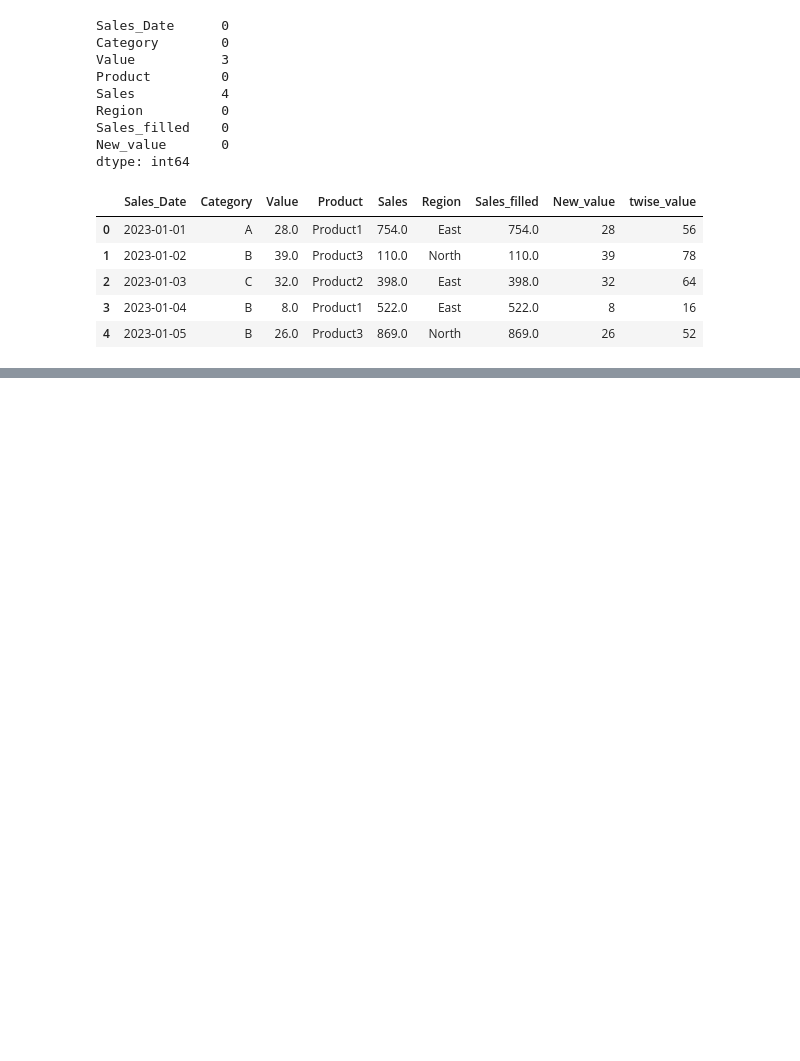
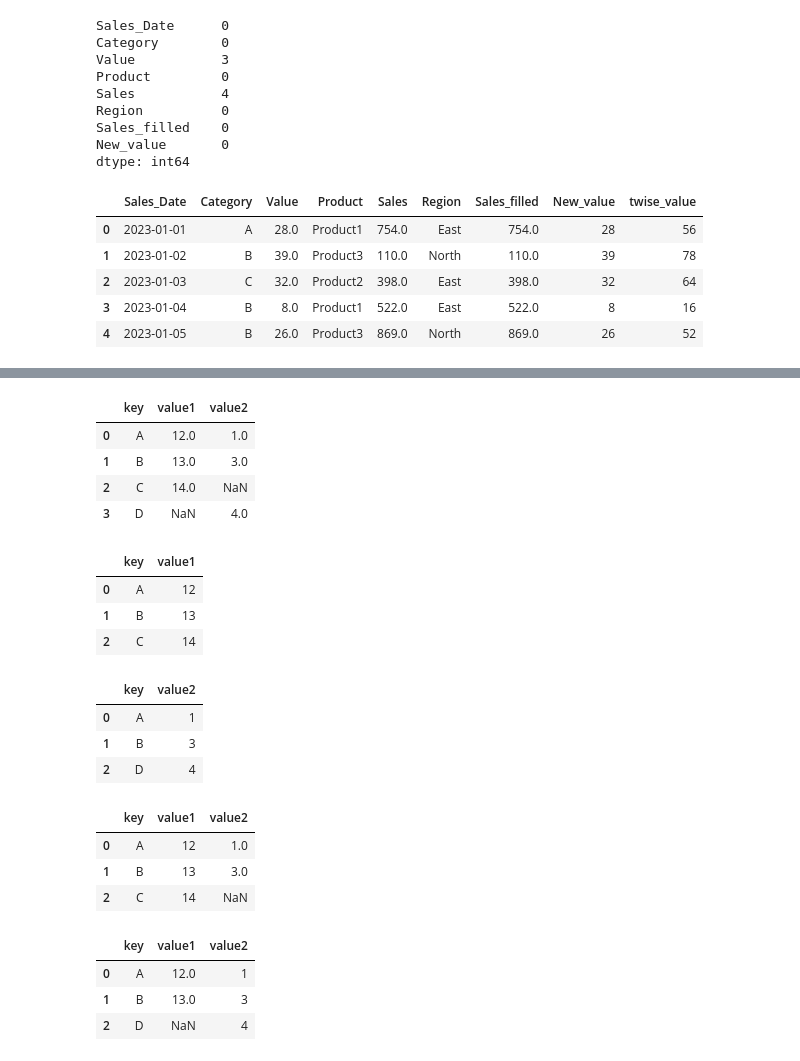
Before and after one commit to masumb2k2/Python-for-Generative-AI, a Jupyter notebook: Data Analysis with Python/data_Manipulation.ipynb, the cells around one changed output, grey strips where cells are left out. Drawn from its saved outputs; the diff is of its cells as text; code cells hidden in the pictures; blank space fills up the shorter version.

Commit message:
Data aggregation and grouping

```diff
--- a/Data Analysis with Python/data_Manipulation.ipynb
+++ b/Data Analysis with Python/data_Manipulation.ipynb
@@ -205,0 +284,3 @@ df.head()
+# %%
+df1=pd.DataFrame({'key':['A','B','C'],'value1':[12,13,14]})
+df2=pd.DataFrame({'key':['A','B','D'],'value2':[1,3,4]})
@@ -205,0 +308,36 @@ df.head()
+# %%
+pd.merge(df1,df2,on='key',how='outer')
+# %% [output]
+|  | key | value1 | value2 |
+| 0 | A | 12.0 | 1.0 |
+| 1 | B | 13.0 | 3.0 |
+| 2 | C | 14.0 | NaN |
+| 3 | D | NaN | 4.0 |
+# %%
+df1
+# %% [output]
+|  | key | value1 |
+| 0 | A | 12 |
+| 1 | B | 13 |
+| 2 | C | 14 |
+# %%
+df2
+# %% [output]
+|  | key | value2 |
+| 0 | A | 1 |
+| 1 | B | 3 |
+| 2 | D | 4 |
+# %%
+pd.merge(df1,df2,on='key',how='left')
+# %% [output]
+|  | key | value1 | value2 |
+| 0 | A | 12 | 1.0 |
+| 1 | B | 13 | 3.0 |
+| 2 | C | 14 | NaN |
+# %%
+pd.merge(df1,df2,on='key',how='right')
+# %% [output]
+|  | key | value1 | value2 |
+| 0 | A | 12.0 | 1 |
+| 1 | B | 13.0 | 3 |
+| 2 | D | NaN | 4 |
```
Also changed, not shown: parts of 13 cells of this notebook.
